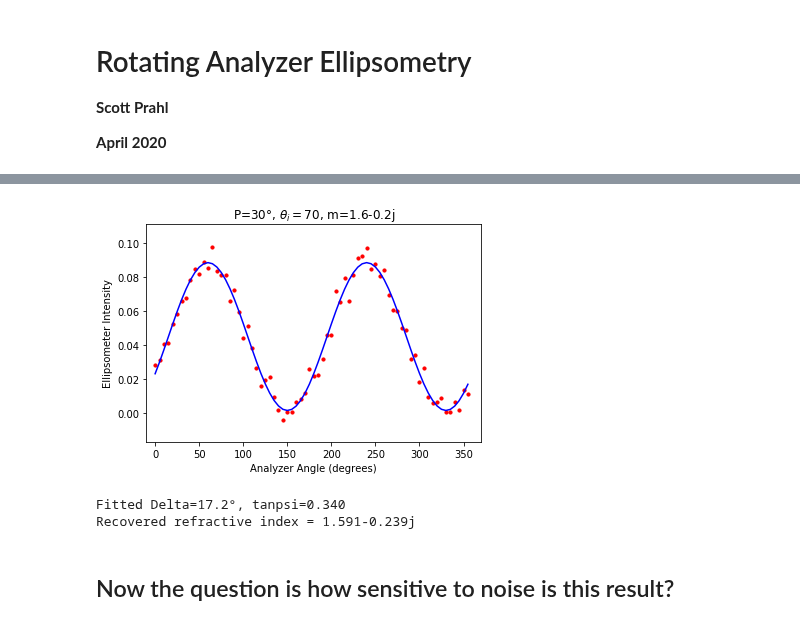
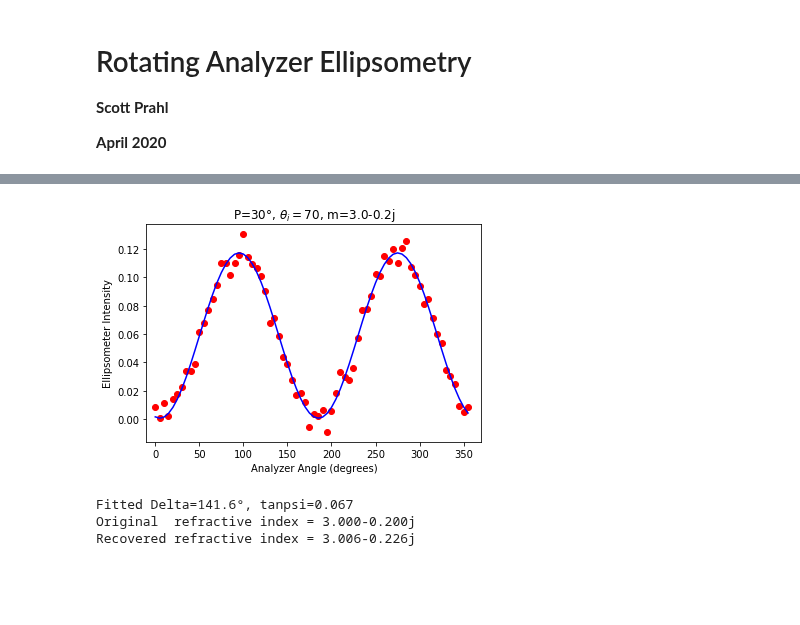
Before and after one commit to scottprahl/pypolar, a Jupyter notebook: docs/10c-Ellipsometry.ipynb, the cells around one changed output, grey strips where cells are left out. Saved outputs shown, nothing was run; the diff lists cells and outputs as text; code cells hidden in the pictures; blank space fills up the shorter version.

Commit message:
real example

```diff
--- a/docs/10c-Ellipsometry.ipynb
+++ b/docs/10c-Ellipsometry.ipynb
@@ -221,39 +261,39 @@ $$
 # %%
 # Experimental Conditions
-m=1.6-0.2j              # sample index of refraction
+m=3-0.2j              # sample index of refraction
 P=30                    # incident polarization azimuth (degrees)
 theta_p = np.radians(P) # incident polarization azimuth (radians)
 th=70                   # angle of incidence (degrees)
-theta = np.radians(th)  # angle of incidence (radians)
+theta_i = np.radians(th)  # angle of incidence (radians)
 
 # Generate 72 intensities based on experimental conditions
 # On reflected intensity for each angle of the rotating analyzer
 phi_deg = np.linspace(0,360,num=72,endpoint=False)
 phi = np.radians(phi_deg)
-t_sig = ell.rotating_analyzer_signal_from_m(phi, m, theta, theta_p, error=0.005)
+signal = ell.rotating_analyzer_signal_from_m(phi, m, theta_i, theta_p, noise=0.005)
 
 # Calculate Delta, tanpsi, and index from 72 intensities
-rho = ell.rho_from_rotating_analyzer_data(phi, t_sig, theta_p)
-m2 = ell.m_from_rho(rho, theta)
+rho = ell.rho_from_rotating_analyzer_data(phi, signal, theta_p)
+m2 = ell.m_from_rho(rho, theta_i)
 
 # use rho to calculate fitted values
-fitted_signal = t_sig.mean()*ell.rotating_analyzer_signal_from_rho(phi,rho,theta_p)
+average = signal.mean()
+fit = ell.rotating_analyzer_signal_from_rho(phi,rho,theta_p,average=average)
 
 # Show the results
-plt.scatter(phi_deg,t_sig,color="red", s=10)
-plt.plot(phi_deg,fitted_signal,color="blue")
+plt.plot(phi_deg,signal,'or')
+plt.plot(phi_deg,fit,color="blue")
 plt.title(r"P=%d°, $\theta_i=$%d, m=%.1f-%.1fj" % (P,th,m.real,-m.imag))
 plt.xlabel("Analyzer Angle (degrees)")
 plt.ylabel("Ellipsometer Intensity")
 plt.xlim(-10,370)
 plt.show()
 
 print("Fitted Delta=%.1f°, tanpsi=%.3f" % (np.degrees(np.angle(rho)),np.abs(rho)))
+print("Original  refractive index = %.3f%+.3fj" % (m.real,m.imag))
 print("Recovered refractive index = %.3f%+.3fj" % (m2.real,m2.imag))
-print("Recovered refractive index = %.3f%+.3fj" % (m2.real,m2.imag))
 # %% [output]
-[figure, old version]
+[figure, new version]
-Fitted Delta=17.2°, tanpsi=0.340
-Recovered refractive index = 1.591-0.239j
+Fitted Delta=141.6°, tanpsi=0.067
+Original  refractive index = 3.000-0.200j
+Recovered refractive index = 3.006-0.226j
-# %% [markdown]
-## Now the question is how sensitive to noise is this result?
```
Also changed, not shown: parts of 17 cells of this notebook.
